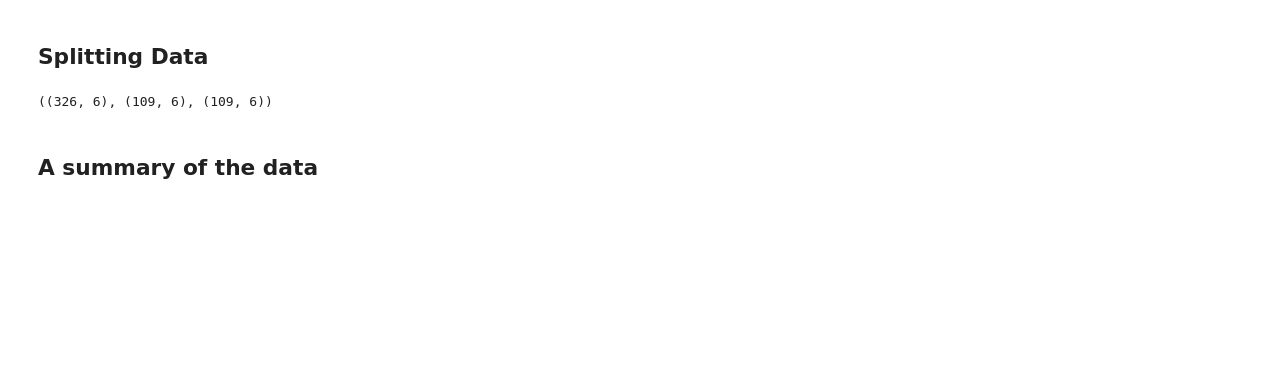
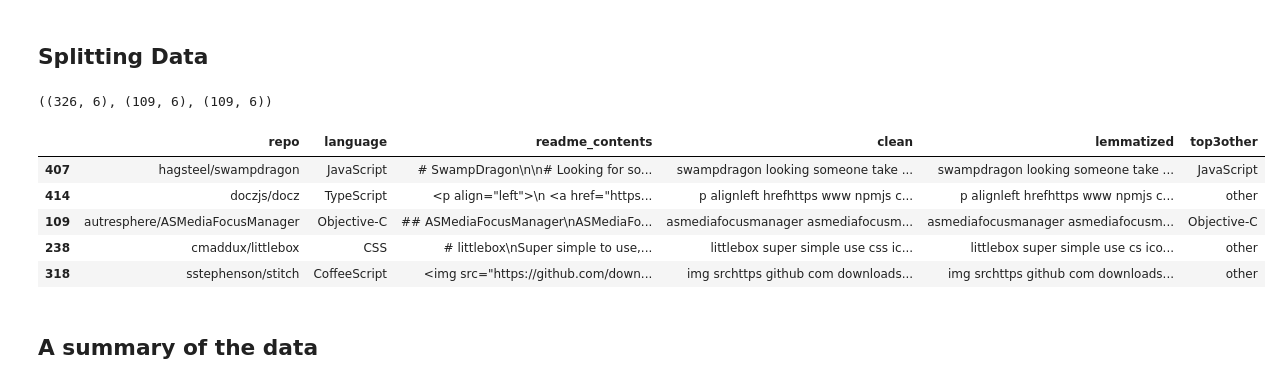
Before and after one commit to pagel-rltk/readme_tellme_repo_lang, a Jupyter notebook: final_report_template.ipynb, the cells around one changed output. Cells and saved outputs as stored; diff of their text form; code cells hidden in the pictures; blank space fills up the shorter version.

```diff
--- a/final_report_template.ipynb
+++ b/final_report_template.ipynb
@@ -69,6 +69,15 @@ train, validate, test = p.split_data(df, 'top3other')
 train.shape, validate.shape, test.shape
 # %% [output]
 ((326, 6), (109, 6), (109, 6))
+# %%
+train.head()
+# %% [output]
+|  | repo | language | readme_contents | clean | lemmatized | top3other |
+| 407 | hagsteel/swampdragon | JavaScript | # SwampDragon\n\n# Looking for so... | swampdragon looking someone take ... | swampdragon looking someone take ... | JavaScript |
+| 414 | doczjs/docz | TypeScript | <p align="left">\n <a href="https... | p alignleft hrefhttps www npmjs c... | p alignleft hrefhttps www npmjs c... | other |
+| 109 | autresphere/ASMediaFocusManager | Objective-C | ## ASMediaFocusManager\nASMediaFo... | asmediafocusmanager asmediafocusm... | asmediafocusmanager asmediafocusm... | Objective-C |
+| 238 | cmaddux/littlebox | CSS | # littlebox\nSuper simple to use,... | littlebox super simple use css ic... | littlebox super simple use cs ico... | other |
+| 318 | sstephenson/stitch | CoffeeScript | <img src="https://github.com/down... | img srchttps github com downloads... | img srchttps github com downloads... | other |
 # %% [markdown]
 ## A summary of the data
 # %%
```
Also changed, not shown: parts of 37 cells of this notebook.
